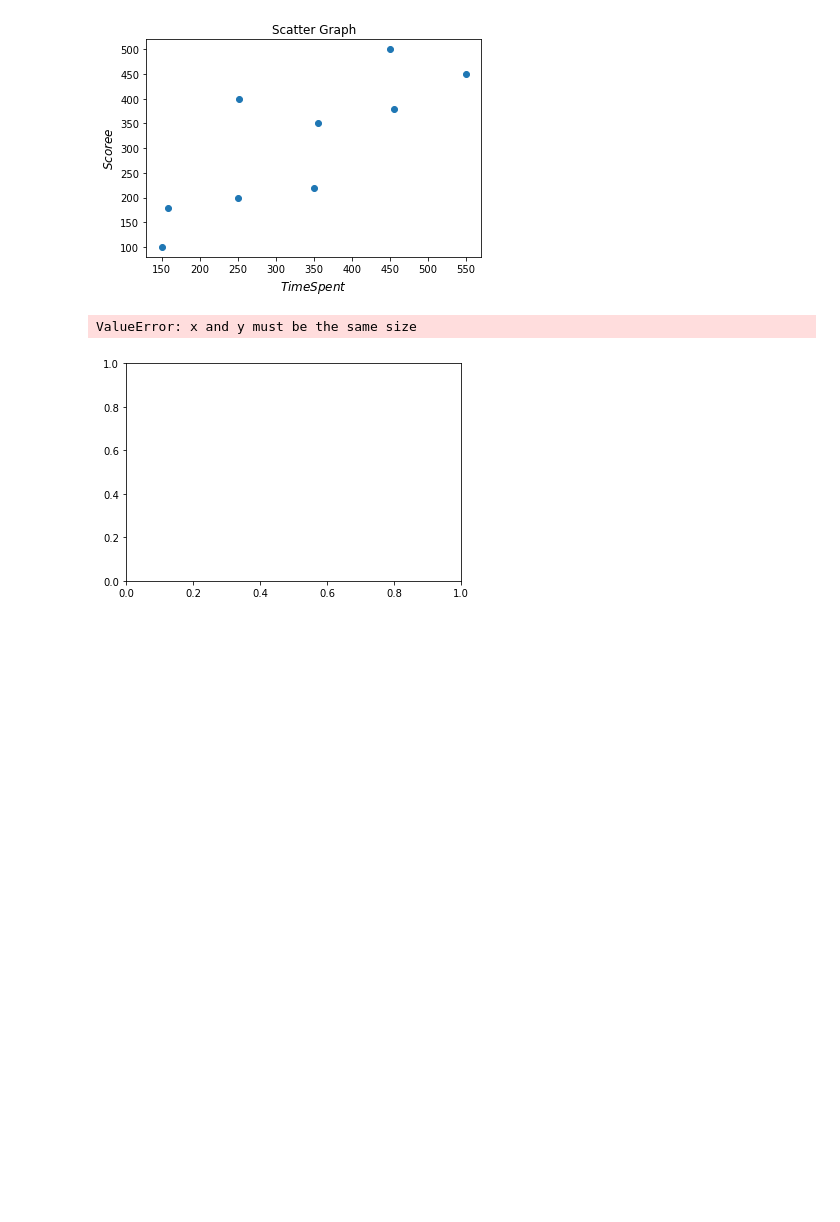
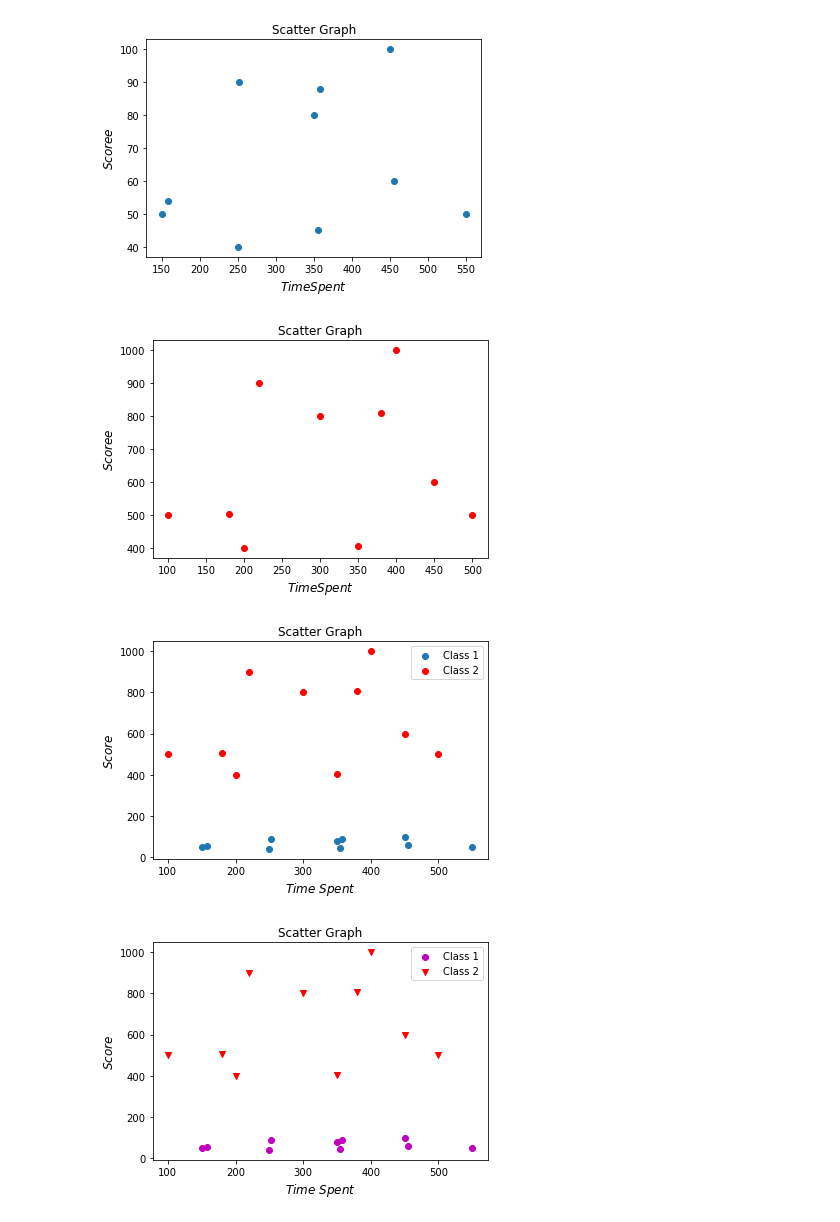
Before and after one commit to uannabi/MatPlotLibGraph, a Jupyter notebook: ScatterGraph.ipynb, the cells around one changed output. Saved outputs shown, nothing was run; the diff lists cells and outputs as text; code cells hidden in the pictures; blank space fills up the shorter version.

Commit message:
scatter graph with size

```diff
--- a/ScatterGraph.ipynb
+++ b/ScatterGraph.ipynb
@@ -5,10 +5,9 @@ import matplotlib as mpl
 import matplotlib.pyplot as plt
 %matplotlib inline
 # %%
-x1 = np.array([250,150,350,252,450,550,455,158,355])
-x2 = np.array([40,50,80,90,100,50,60,88,45])
-
-y1 = np.array([200,100.300,220,400,500,450.,380,180,350])
+x1 = np.array([250,150,350,252,450,550,455,358,158,355])
+y1 =np.array([40,50,80, 90, 100,50,60,88,54,45])
+x2 = np.array([200,100,300,220,400,500,450,380,180,350])
 y2 = np.array([400,500,800, 900, 1000,500,600,808,504,405])
 
 
@@ -18,33 +17,34 @@ plt.xlabel('$Time $$ Spent$', fontsize=12)
 plt.ylabel('$Scoree$', fontsize=12)
 plt.title('Scatter Graph')
 plt.show()
 
 
 # Graph - 2
 plt.scatter(x2,y2, color ='r')
 plt.xlabel('$Time $$ Spent$', fontsize=12)
 plt.ylabel('$Scoree$', fontsize=12)
 plt.title('Scatter Graph')
 plt.show()
 
 #Graph - 3
 plt.scatter(x1,y1 ,label = 'Class 1')
 plt.scatter(x2,y2 ,label = 'Class 2',color ='r')
 plt.xlabel('$Time $ $ Spent$' , fontsize = 12)
 plt.ylabel('$Score$' , fontsize = 12)
 plt.title ('Scatter Graph')
 plt.legend()
 plt.show()
 
 #Graph - 4
 plt.scatter(x1,y1 ,label = 'Class 1',marker='o' , color = 'm')
 plt.scatter(x2,y2 ,label = 'Class 2',marker='v',color ='r')
 plt.xlabel('$Time $ $ Spent$' , fontsize = 12)
 plt.ylabel('$Score$' , fontsize = 12)
 plt.title ('Scatter Graph')
 plt.legend()
 plt.show()
 # %% [output]
-[figure, old version]
+[figure, new version]
-ValueError: x and y must be the same size
-[figure, old version]
+[figure, new version]
+[figure, added]
+[figure, added]
```
Also changed, not shown: parts of 3 cells of this notebook.
